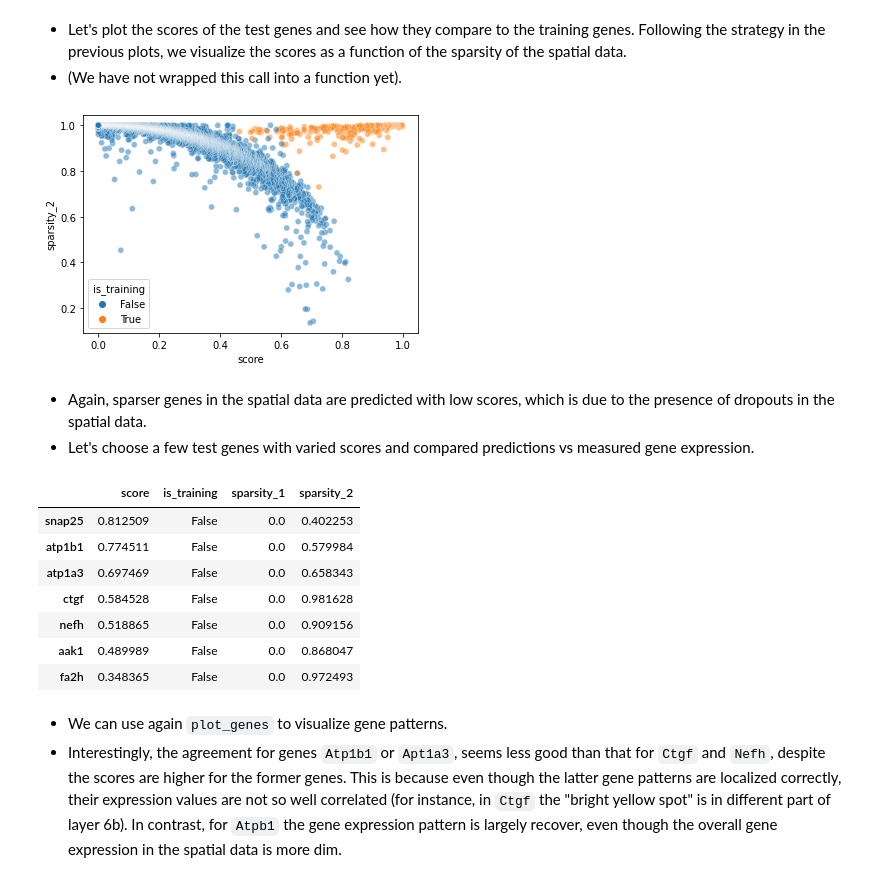
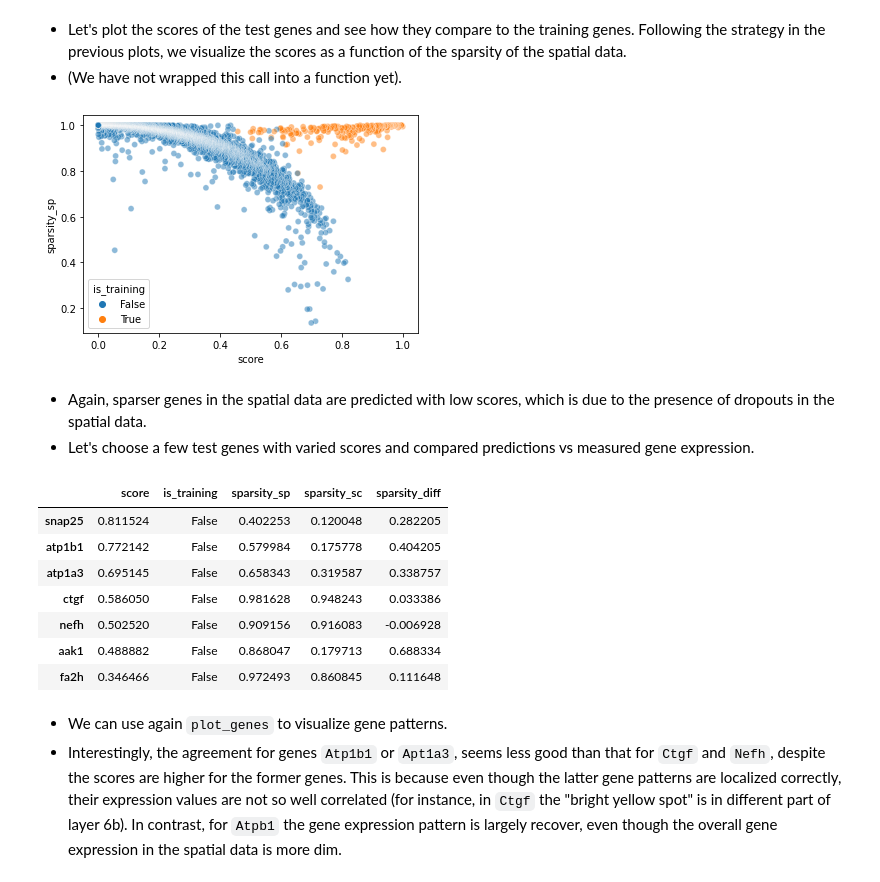
Before and after one commit to broadinstitute/Tangram, a Jupyter notebook: example/1_tutorial_tangram.ipynb, the cells around one changed output. Drawn from its saved outputs; the diff is of its cells as text; code cells hidden in the pictures.

```diff
--- a/example/1_tutorial_tangram.ipynb
+++ b/example/1_tutorial_tangram.ipynb
@@ -347,6 +349,6 @@ tg.plot_genes(genes, adata_measured=ad_sp, adata_predicted=ad_ge, robust=True, p
 - We can use `plot_genes` to inspect gene expression of non training genes. This is an essential step as prediction of gene expression is the how we validate mapping.
 - Before doing that, it is convenient to compute the similarity scores of all genes, which can be done by `compare_spatial_geneexp`. This function accepts two spatial `AnnData`s (_ie_ voxel-by-gene), and returns a dataframe with simlarity scores for all genes. Training genes are flagged by the Boolean field `is_training`.
 # %%
-df_all_genes = tg.compare_spatial_geneexp(ad_ge, ad_sp)
+df_all_genes = tg.compare_spatial_geneexp(ad_ge, ad_sp, ad_sc)
 df_all_genes
 # %% [output]
@@ -370,9 +378,9 @@ INFO:root:18000 marker genes shared by AnnDatas.
 - (We have not wrapped this call into a function yet).
 # %%
 import seaborn as sns
-sns.scatterplot(data=df_all_genes, x='score', y='sparsity_2', hue='is_training', alpha=.5);
+sns.scatterplot(data=df_all_genes, x='score', y='sparsity_sp', hue='is_training', alpha=.5);
 # %% [output]
-[figure, old version]
+[figure, new version]
 # %% [markdown]
 - Again, sparser genes in the spatial data are predicted with low scores, which is due to the presence of dropouts in the spatial data.
 - Let's choose a few test genes with varied scores and compared predictions vs measured gene expression.
@@ -380,14 +388,14 @@ sns.scatterplot(data=df_all_genes, x='score', y='sparsity_2', hue='is_training',
 genes = ['snap25', 'atp1b1', 'atp1a3', 'ctgf', 'nefh', 'aak1', 'fa2h', ]
 df_all_genes.loc[genes]
 # %% [output]
-|  | score | is_training | sparsity_1 | sparsity_2 |
-| snap25 | 0.812509 | False | 0.0 | 0.402253 |
-| atp1b1 | 0.774511 | False | 0.0 | 0.579984 |
-| atp1a3 | 0.697469 | False | 0.0 | 0.658343 |
-| ctgf | 0.584528 | False | 0.0 | 0.981628 |
-| nefh | 0.518865 | False | 0.0 | 0.909156 |
-| aak1 | 0.489989 | False | 0.0 | 0.868047 |
-| fa2h | 0.348365 | False | 0.0 | 0.972493 |
+|  | score | is_training | sparsity_sp | sparsity_sc | sparsity_diff |
+| snap25 | 0.811524 | False | 0.402253 | 0.120048 | 0.282205 |
+| atp1b1 | 0.772142 | False | 0.579984 | 0.175778 | 0.404205 |
+| atp1a3 | 0.695145 | False | 0.658343 | 0.319587 | 0.338757 |
+| ctgf | 0.586050 | False | 0.981628 | 0.948243 | 0.033386 |
+| nefh | 0.502520 | False | 0.909156 | 0.916083 | -0.006928 |
+| aak1 | 0.488882 | False | 0.868047 | 0.179713 | 0.688334 |
+| fa2h | 0.346466 | False | 0.972493 | 0.860845 | 0.111648 |
 # %% [markdown]
 - We can use again `plot_genes` to visualize gene patterns.
 - Interestingly, the agreement for genes `Atp1b1` or `Apt1a3`, seems less good than that for `Ctgf` and `Nefh`, despite the scores are higher for the former genes. This is because even though the latter gene patterns are localized correctly, their expression values are not so well correlated (for instance, in `Ctgf` the "bright yellow spot" is in different part of layer 6b). In contrast, for `Atpb1` the gene expression pattern is largely recover, even though the overall gene expression in the spatial data is more dim.
```
Also changed, not shown: parts of 19 cells of this notebook, 1 other file.
